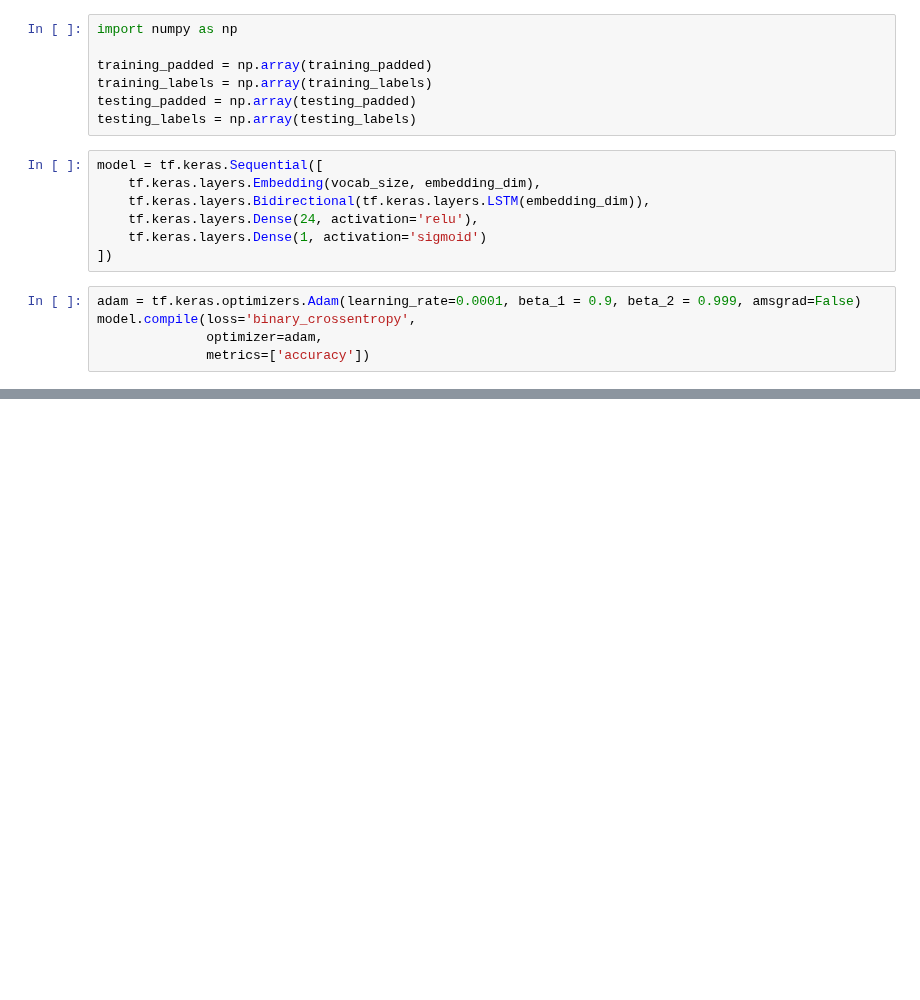
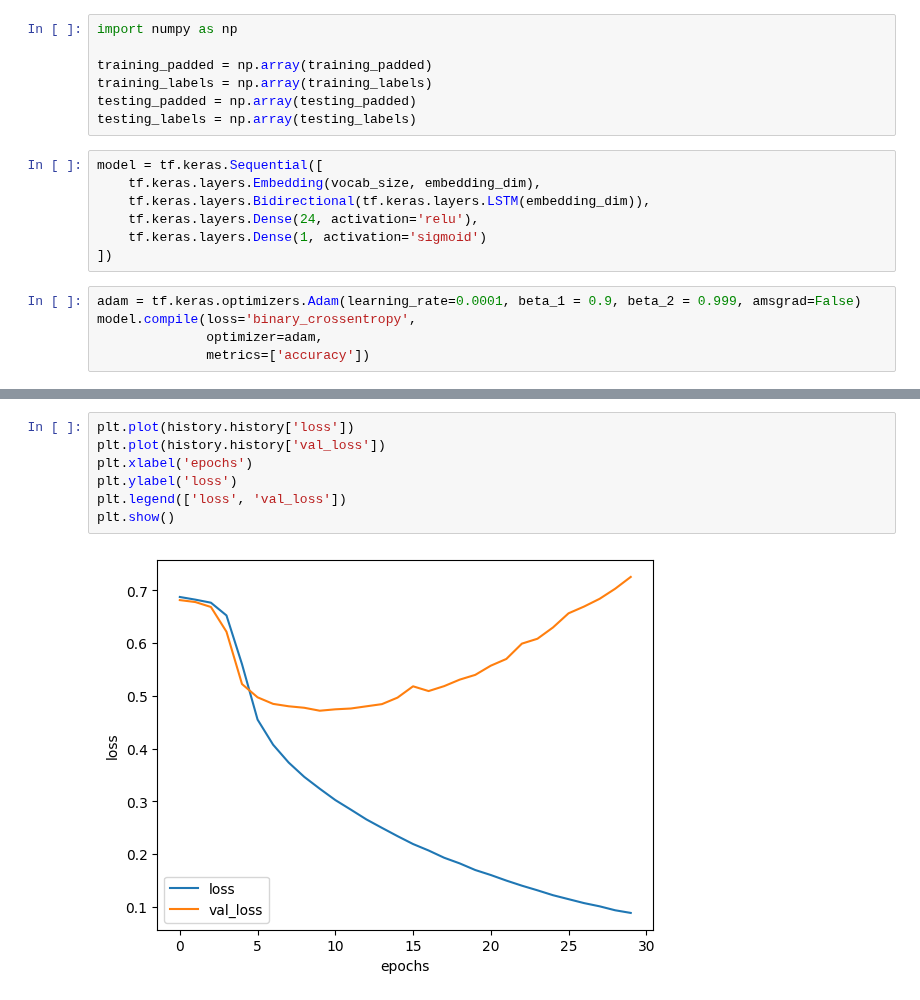
Before and after one commit to Gugo-le/school_record_, a Jupyter notebook: RNN.ipynb, the cells around one changed output, grey strips where cells are left out. Saved outputs shown, nothing was run; the diff lists cells and outputs as text; blank space fills up the shorter version.

```diff
--- a/RNN.ipynb
+++ b/RNN.ipynb
@@ -147,0 +193,9 @@ plt.show()
+# %%
+plt.plot(history.history['loss'])
+plt.plot(history.history['val_loss'])
+plt.xlabel('epochs')
+plt.ylabel('loss')
+plt.legend(['loss', 'val_loss'])
+plt.show()
+# %% [output]
+[figure, added]
```
Also changed, not shown: parts of 9 cells of this notebook.
